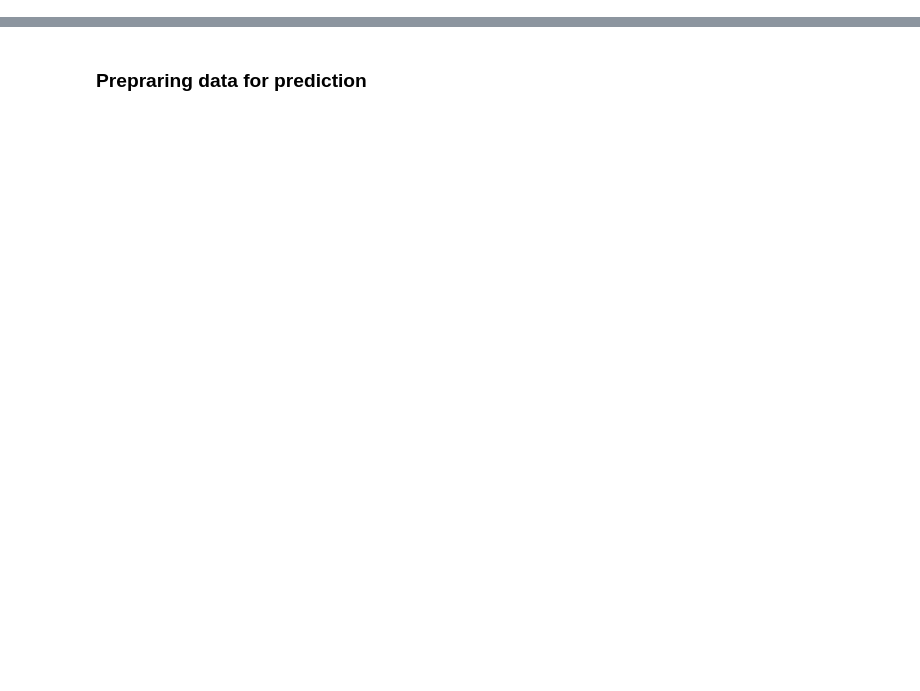
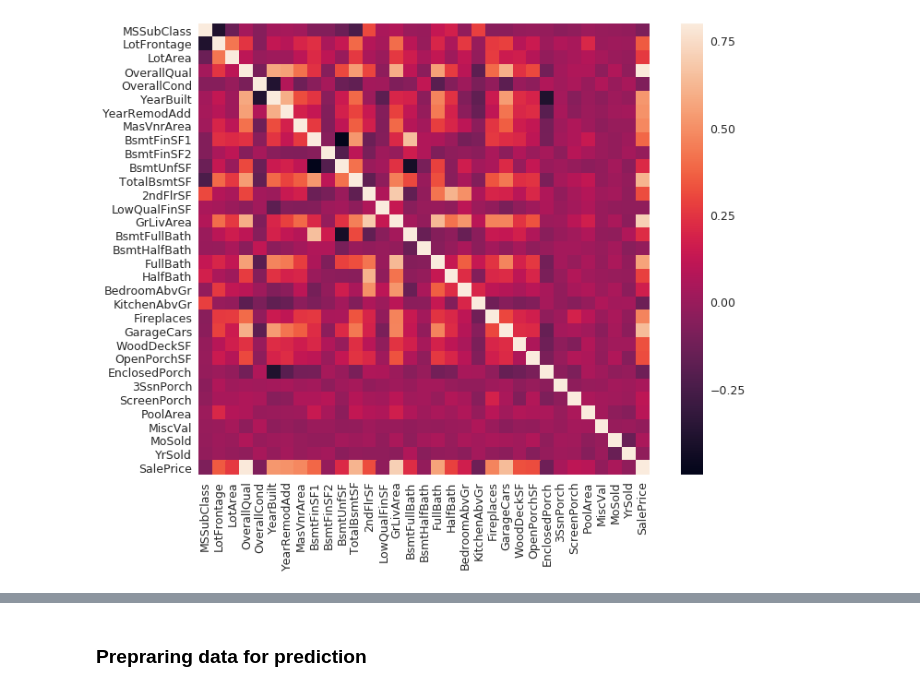
Before and after one commit to egoliuk/advanced_regression_techniques, a Jupyter notebook: sandbox.ipynb, the cells around one changed output, grey strips where cells are left out. Cells and saved outputs as stored; diff of their text form; code cells hidden in the pictures; blank space fills up the shorter version.

```diff
--- a/sandbox.ipynb
+++ b/sandbox.ipynb
@@ -89,0 +200,10 @@ for i in ['GarageYrBlt', 'BsmtFullBath', 'BsmtHalfBath', 'BsmtFinSF2', 'BsmtUnfS
+# %%
+dsc_train = drop_features(dsc_train, ["GarageArea", "1stFlrSF", "GarageYrBlt", "TotRmsAbvGrd"])
+dsc_test = drop_features(dsc_test, ["GarageArea", "1stFlrSF", "GarageYrBlt", "TotRmsAbvGrd"])
+# %%
+corrmat = dsc_train.corr()
+f, ax = plt.subplots(figsize=(12, 9))
+sns.heatmap(corrmat, vmax=.8, square=True)
+plt.show()
+# %% [output]
+[figure, added]
```
Also changed, not shown: parts of 71 cells of this notebook, 1 other file.
